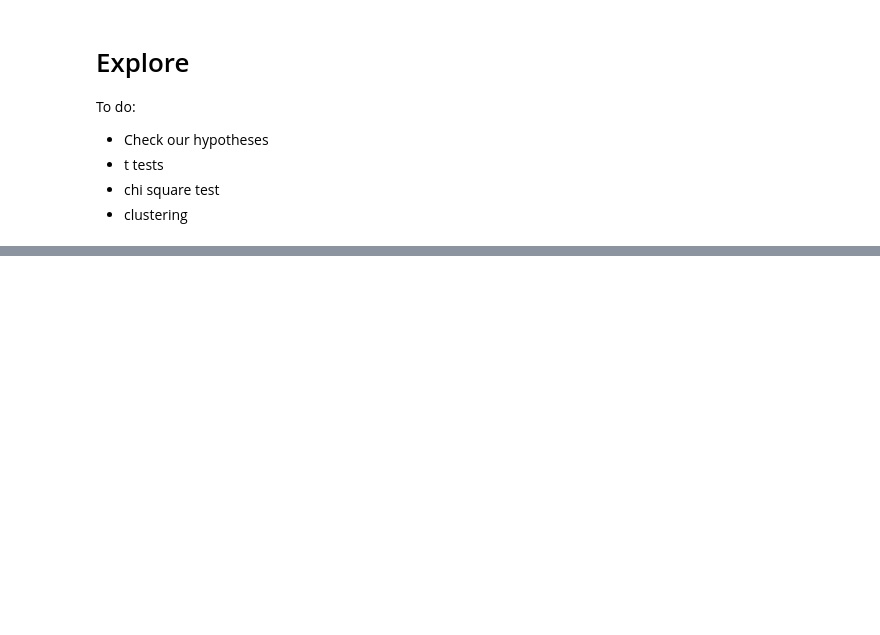
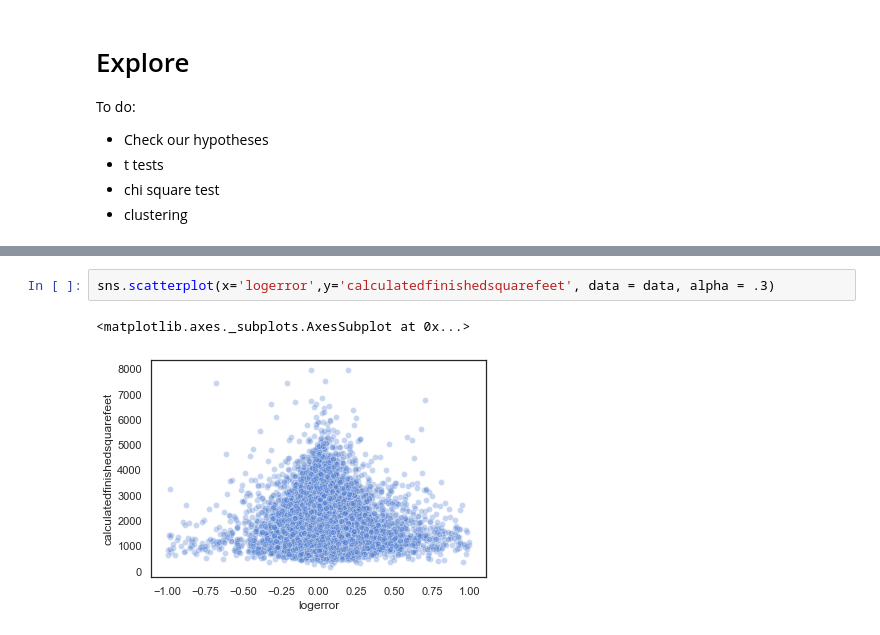
Before and after one commit to PeopleAgainstBroccoli/zillow_cluster, a Jupyter notebook: david_explore.ipynb, the cells around one changed output, grey strips where cells are left out. Saved outputs shown, nothing was run; the diff lists cells and outputs as text; blank space fills up the shorter version.

```diff
--- a/david_explore.ipynb
+++ b/david_explore.ipynb
@@ -196,0 +229,5 @@ To do:
+# %%
+sns.scatterplot(x='logerror',y='calculatedfinishedsquarefeet', data = data, alpha = .3)
+# %% [output]
+<matplotlib.axes._subplots.AxesSubplot at 0x...>
+[figure, added]
```
Also changed, not shown: parts of 26 cells of this notebook, 1 other file.
